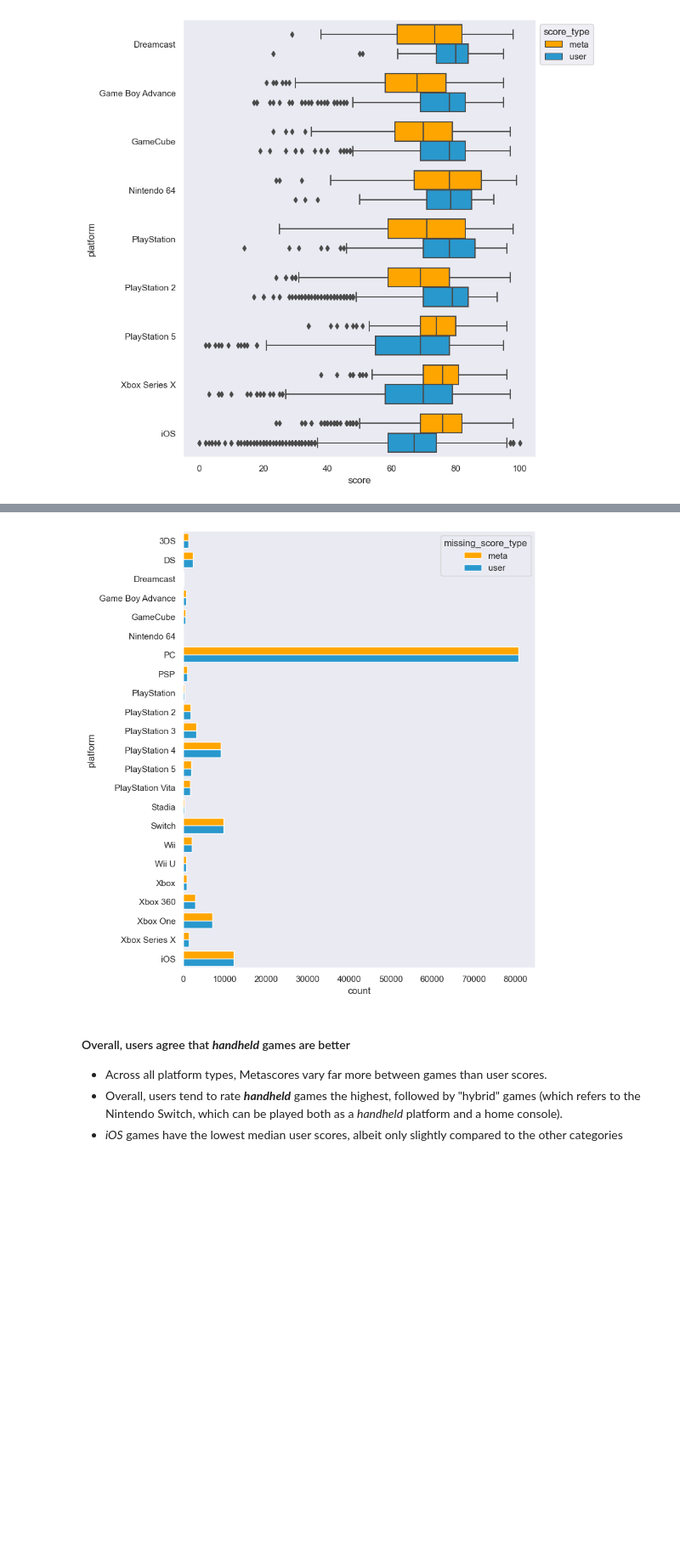
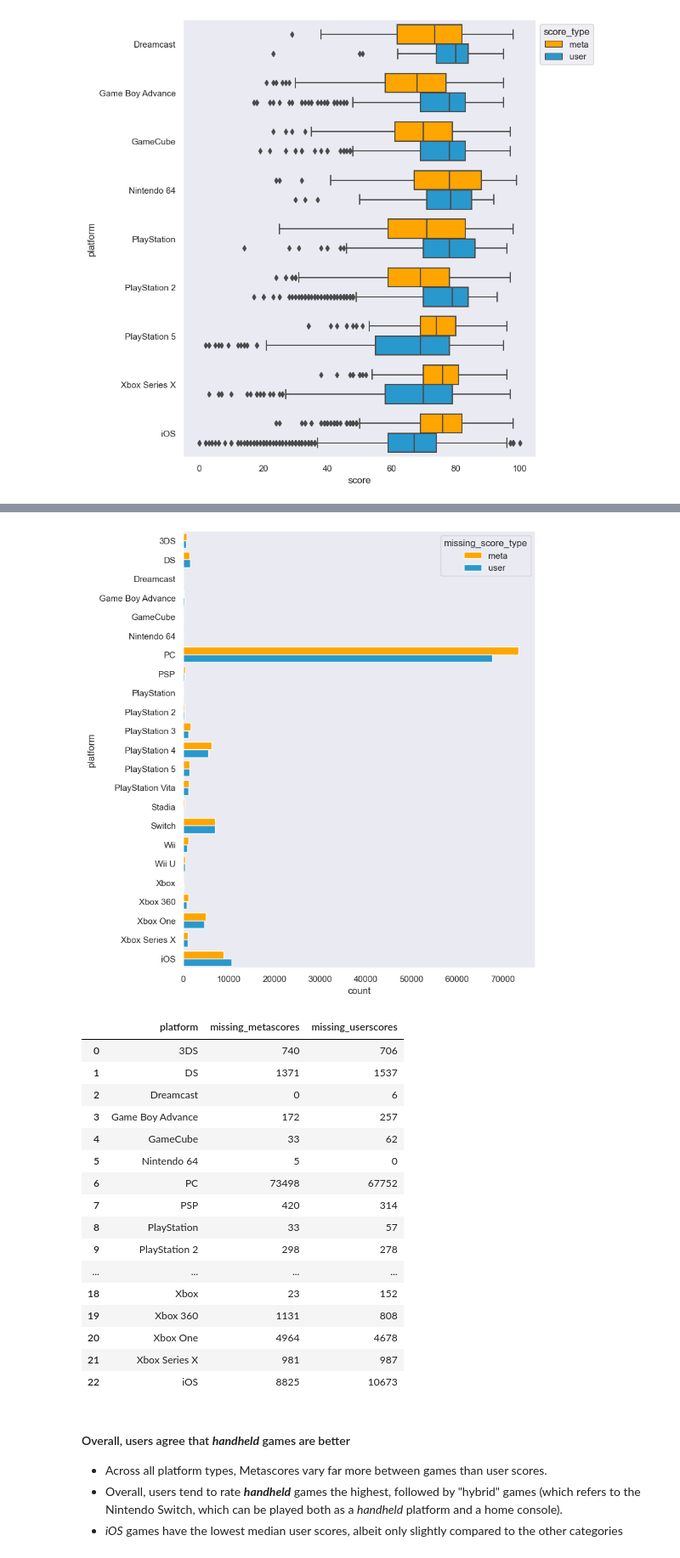
Before and after one commit to henrylin03/video-games, a Jupyter notebook: analysis.ipynb, the cells around one changed output, grey strips where cells are left out. Shown at 85% size. Saved outputs shown, nothing was run; the diff lists cells and outputs as text; code cells hidden in the pictures; blank space fills up the shorter version.

Commit message:
correctly count null metascore and userscore by platform by using sum instead of count

```diff
--- a/analysis.ipynb
+++ b/analysis.ipynb
@@ -369,7 +369,7 @@ def count_missing_scores_by_platform(sql_table_name: str) -> pd.DataFrame:
         WITH missing_metascore_count AS (
             SELECT
                 platform,
-                COUNT(CASE WHEN metascore IS NULL THEN 1 ELSE 0 END) missing_metascores
+                SUM(CASE WHEN metascore IS NULL THEN 1 ELSE 0 END) missing_metascores
             FROM {sql_table_name}
             GROUP BY 1
             ),
@@ -377,7 +377,7 @@ def count_missing_scores_by_platform(sql_table_name: str) -> pd.DataFrame:
         missing_userscore_count AS (
             SELECT
                 platform,
-                COUNT(CASE WHEN userscore IS NULL THEN 1 ELSE 0 END) missing_userscores
+                SUM(CASE WHEN userscore IS NULL THEN 1 ELSE 0 END) missing_userscores
             FROM {sql_table_name}
             GROUP BY 1
         )
@@ -401,34 +401,52 @@ def count_missing_scores_by_platform(sql_table_name: str) -> pd.DataFrame:
     """
     res_df = pd.read_sql_query(sql_query, sql_engine)
     numeric_columns = [c for c in res_df.columns if c.startswith("missing_")]
     for col in numeric_columns:
         res_df[col] = res_df[col].replace(np.NaN, 0).astype(int)
     return res_df
 
 
 melted_missing_scores_df = pd.melt(
     count_missing_scores_by_platform("games"), id_vars=["platform"]
 ).rename(columns={"variable": "missing_score_type", "value": "count"})
 melted_missing_scores_df.missing_score_type = (
     melted_missing_scores_df.missing_score_type.str.replace("missing_", "").str.replace(
         "scores", ""
     )
 )
 
 # melted_missing_scores_df
 plt.figure(figsize=(8, 10))
 ax = sns.barplot(
     y="platform",
     x="count",
     hue="missing_score_type",
     data=melted_missing_scores_df,
     orient="h",
     palette=["orange", "#2998cd"],
     saturation=1,
 )
 plt.show()
+display(count_missing_scores_by_platform("games"))
 # %% [output]
-[figure, old version]
+[figure, new version]
+|  | platform | missing_metascores | missing_userscores |
+| 0 | 3DS | 740 | 706 |
+| 1 | DS | 1371 | 1537 |
+| 2 | Dreamcast | 0 | 6 |
+| 3 | Game Boy Advance | 172 | 257 |
+| 4 | GameCube | 33 | 62 |
+| 5 | Nintendo 64 | 5 | 0 |
+| 6 | PC | 73498 | 67752 |
+| 7 | PSP | 420 | 314 |
+| 8 | PlayStation | 33 | 57 |
+| 9 | PlayStation 2 | 298 | 278 |
+| ... | ... | ... | ... |
+| 18 | Xbox | 23 | 152 |
+| 19 | Xbox 360 | 1131 | 808 |
+| 20 | Xbox One | 4964 | 4678 |
+| 21 | Xbox Series X | 981 | 987 |
+| 22 | iOS | 8825 | 10673 |
 # %% [markdown]
 #### Overall, users agree that **_handheld_** games are better
 
```
Also changed, not shown: parts of 1 cell of this notebook.
